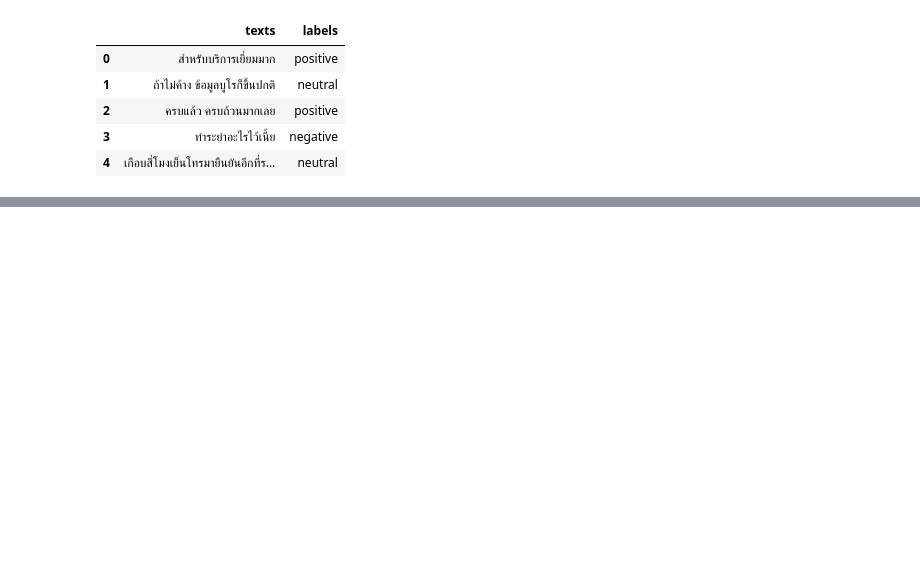
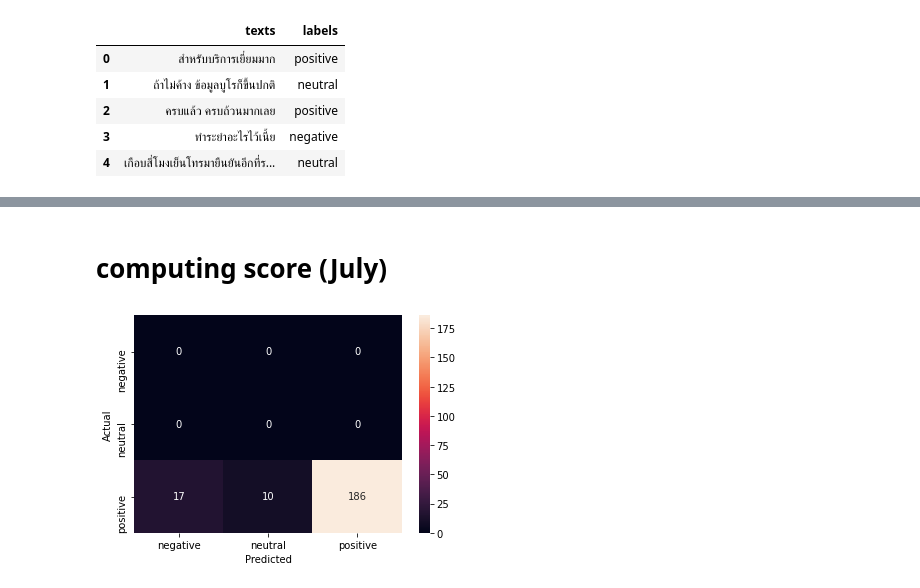
Before and after one commit to Kamin-At/Thai_NLP, a Jupyter notebook: ULMfit module guide.ipynb, the cells around one changed output, grey strips where cells are left out. Saved outputs shown, nothing was run; the diff lists cells and outputs as text; code cells hidden in the pictures; blank space fills up the shorter version.

Commit message:
Update ulmfit for prediction

```diff
--- a/ULMfit module guide.ipynb
+++ b/ULMfit module guide.ipynb
@@ -104,0 +102,10 @@ model2 = ULMfit_for_predict(model_path)
+# %%
+#the class ULMfit_for_predict requires model_folder_name, model_name and min_char_len
+model_folder_name = 'ULMfit_RS_123/Untitled Folder'
+model_name = 'ULMfit_sentiment_v1.pkl'#'ULM_sentiment_v1.pkl'
+#the above parameters mean that our pretrained model is located at ./ULMfit_RS_123/Untitled Folder/ULMfit_sentiment_v1.pkl
+#we dont need other files except this .pkl file (feel free to remove other files, if you want to)
+min_char_len = 0
+model2 = ULMfit_for_predict(model_folder_name=model_folder_name,
+                            model_name = model_name,
+                            min_char_len = min_char_len)
@@ -116,0 +171,9 @@ model2.predict('ครบแล้ว ครบถ้วนมากเลย')
+# %%
+with open('result_filtered_july.json', 'r') as f:
+    data = json.load(f)
+# %%
+for i in data:
+    print(f'wrong type: {i}')
+    for ind, j in enumerate(data[i]):
+        print(f'sample No.: {ind}, text: {j}')
+    print('--------------------------')
@@ -116,0 +194,25 @@ model2.predict('ครบแล้ว ครบถ้วนมากเลย')
+# %% [markdown]
+# computing score (July)
+# %%
+data = []
+with open('compliment_july_filtered.txt', 'r', encoding='utf8') as f:
+    for i in f:
+        data.append(i.strip())
+# %%
+from sklearn.metrics import confusion_matrix, f1_score
+import seaborn as sns
+import matplotlib.pyplot as plt
+labels = ['positive']*len(data)
+y_pred = []
+for i in data:
+    tmp = model2.predict(i)
+    tmp = sorted(tmp.items(), key = lambda x: x[1], reverse = True)
+    y_pred.append(tmp[0][0])
+conf_mat = confusion_matrix(labels,y_pred)
+sns.heatmap(conf_mat, annot=True, fmt="d",
+            xticklabels=model2.classes, yticklabels=model2.classes)
+plt.ylabel("Actual")
+plt.xlabel("Predicted")
+plt.show()
+# %% [output]
+[figure, added]
```
Also changed, not shown: parts of 34 cells of this notebook, 1 other file.
